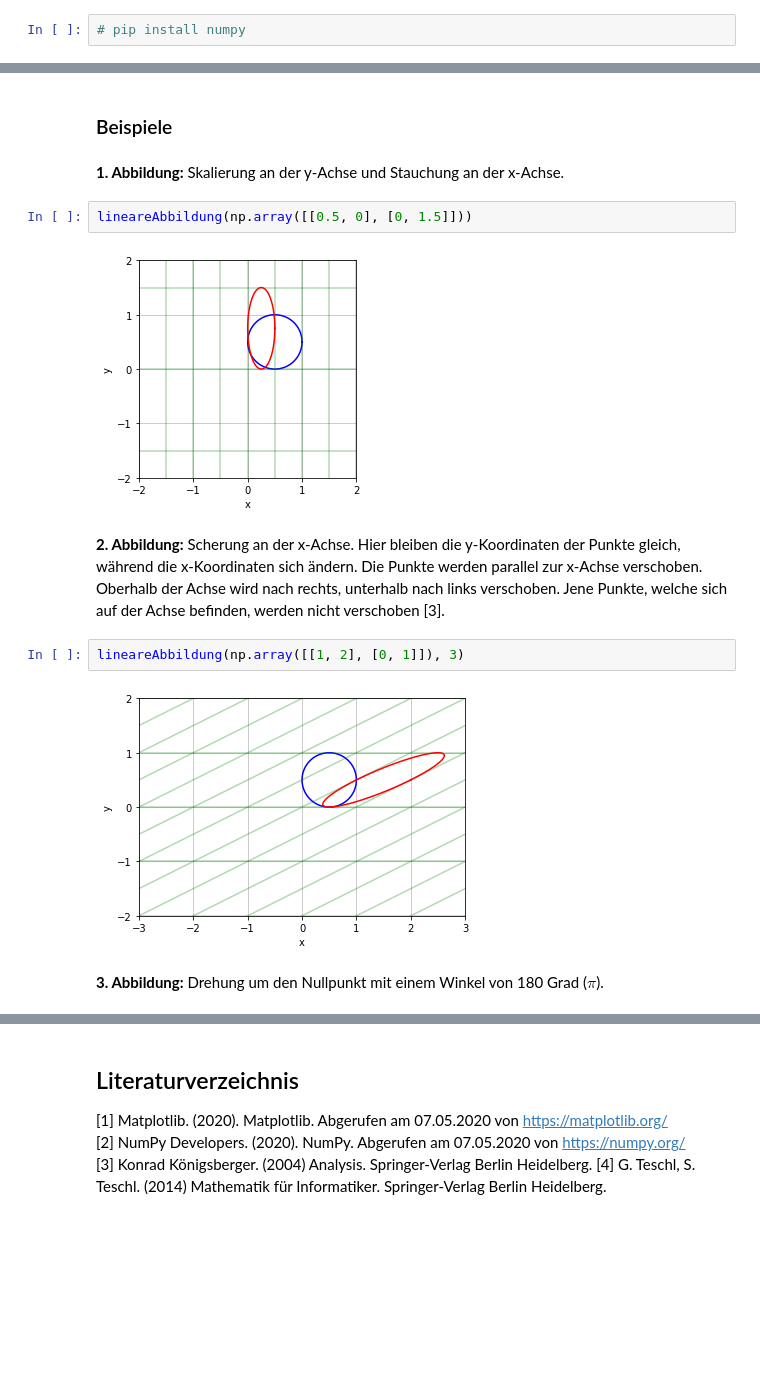
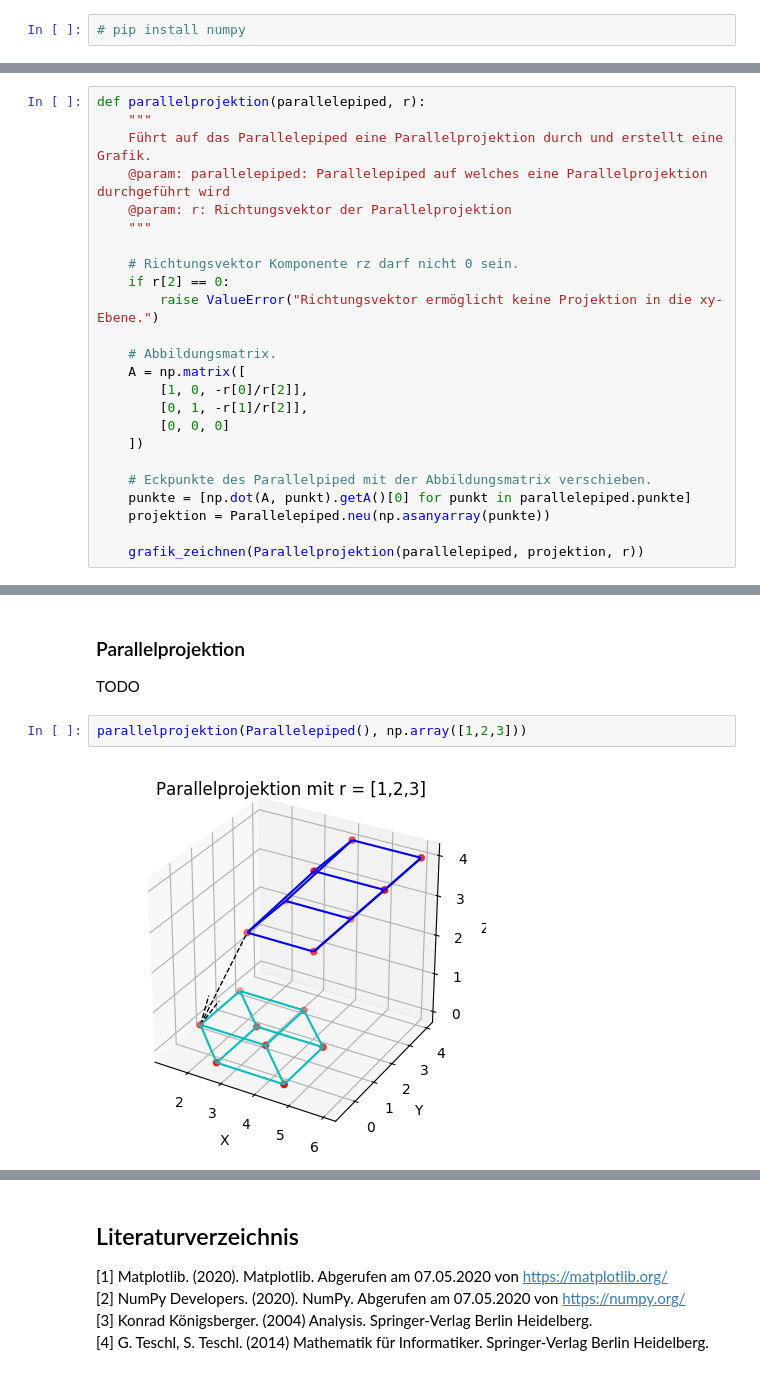
Before and after one commit to cheorges/Lineare-Algebra, a Jupyter notebook: semesterarbeit/Parallel- und Zentralprojektionen.ipynb, the cells around one changed output, grey strips where cells are left out. Saved outputs shown, nothing was run; the diff lists cells and outputs as text; blank space fills up the shorter version.

```diff
--- a/semesterarbeit/Parallel- und Zentralprojektionen.ipynb
+++ b/semesterarbeit/Parallel- und Zentralprojektionen.ipynb
@@ -28,0 +322,24 @@ Die folgende Funktion `lineareAbbildung` führt eine Abbildungsmatrix $A$ auf ei
+# %%
+def parallelprojektion(parallelepiped, r):
+    """
+    Führt auf das Parallelepiped eine Parallelprojektion durch und erstellt eine Grafik.
+    @param: parallelepiped: Parallelepiped auf welches eine Parallelprojektion durchgeführt wird
+    @param: r: Richtungsvektor der Parallelprojektion
+    """
+
+    # Richtungsvektor Komponente rz darf nicht 0 sein.
+    if r[2] == 0:
+        raise ValueError("Richtungsvektor ermöglicht keine Projektion in die xy-Ebene.")
+
+    # Abbildungsmatrix.
+    A = np.matrix([
+        [1, 0, -r[0]/r[2]],
+        [0, 1, -r[1]/r[2]],
+        [0, 0, 0]
+    ])
+
+    # Eckpunkte des Parallelpiped mit der Abbildungsmatrix verschieben.
+    punkte = [np.dot(A, punkt).getA()[0] for punkt in parallelepiped.punkte]
+    projektion = Parallelepiped.neu(np.asanyarray(punkte))
+
+    grafik_zeichnen(Parallelprojektion(parallelepiped, projektion, r))
@@ -124,16 +374,7 @@ Genau dasselbe wird dann für die Y-Achsenparallelen getan, indem über die mög
-# %% [markdown]
-### Beispiele
-# %% [markdown]
-**1. Abbildung:** Skalierung an der y-Achse und Stauchung an der x-Achse.
-# %%
-lineareAbbildung(np.array([[0.5, 0], [0, 1.5]]))
-# %% [output]
-[figure, removed]
-# %% [markdown]
-**2. Abbildung:** Scherung an der x-Achse. Hier bleiben die y-Koordinaten der Punkte gleich, während die x-Koordinaten sich ändern. Die Punkte werden parallel zur x-Achse verschoben. Oberhalb der Achse wird nach rechts, unterhalb nach links verschoben. Jene Punkte, welche sich auf der Achse befinden, werden nicht verschoben [3].
+# %% [markdown]
+### Parallelprojektion
+TODO
 # %%
-lineareAbbildung(np.array([[1, 2], [0, 1]]), 3)
+parallelprojektion(Parallelepiped(), np.array([1,2,3]))
 # %% [output]
-[figure, old version]
+[figure, new version]
-# %% [markdown]
-**3. Abbildung:** Drehung um den Nullpunkt mit einem Winkel von 180 Grad ($\pi$).
```
Also changed, not shown: parts of 29 cells of this notebook.
